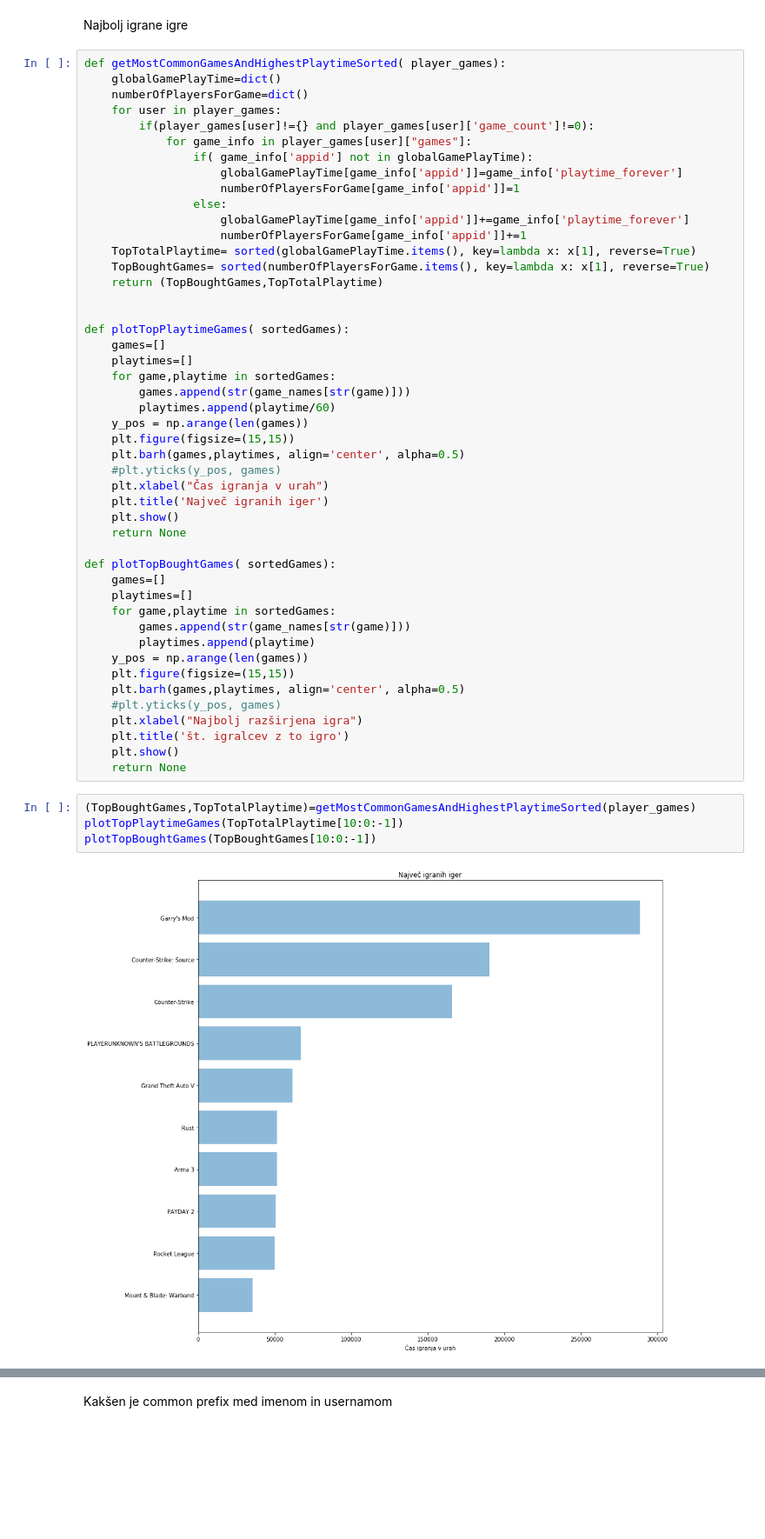
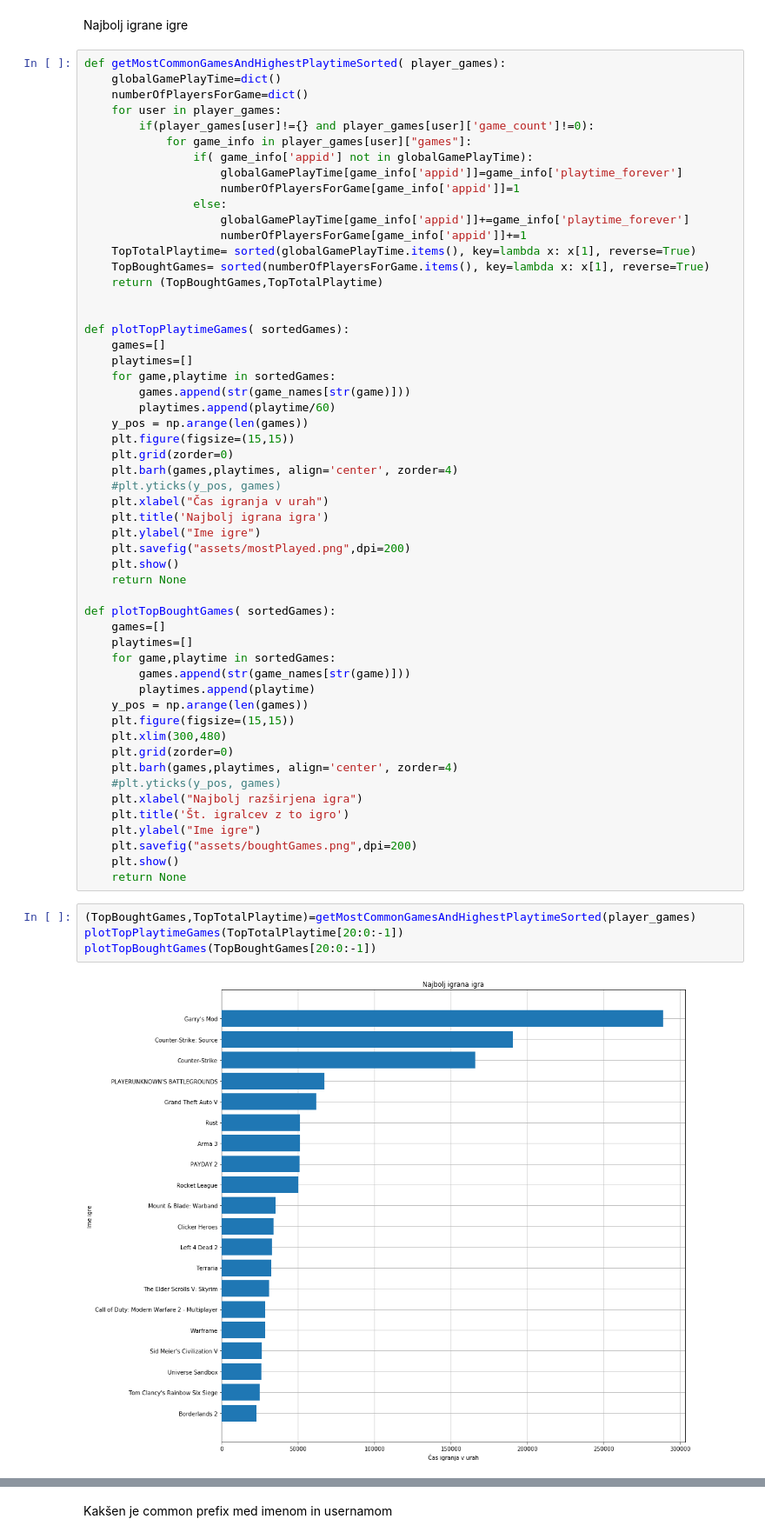
Before and after one commit to tstrus97/PR18TJA, a Jupyter notebook: Steam Project - masterTomaz.ipynb, the cells around one changed output, grey strips where cells are left out. Shown at 87% size. Drawn from its saved outputs; the diff is of its cells as text; blank space fills up the shorter version.

Commit message:
savef photos for plots
added photos

```diff
--- a/Steam Project - masterTomaz.ipynb
+++ b/Steam Project - masterTomaz.ipynb
@@ -88,10 +88,13 @@ def plotTopPlaytimeGames( sortedGames):
         playtimes.append(playtime/60)
     y_pos = np.arange(len(games))
     plt.figure(figsize=(15,15))
-    plt.barh(games,playtimes, align='center', alpha=0.5)
+    plt.grid(zorder=0)
+    plt.barh(games,playtimes, align='center', zorder=4)
     #plt.yticks(y_pos, games)
     plt.xlabel("Čas igranja v urah")
-    plt.title('Največ igranih iger')
+    plt.title('Najbolj igrana igra')
+    plt.ylabel("Ime igre")
+    plt.savefig("assets/mostPlayed.png",dpi=200)
     plt.show()
     return None
 
@@ -103,15 +106,19 @@ def plotTopBoughtGames( sortedGames):
         playtimes.append(playtime)
     y_pos = np.arange(len(games))
     plt.figure(figsize=(15,15))
-    plt.barh(games,playtimes, align='center', alpha=0.5)
+    plt.xlim(300,480)
+    plt.grid(zorder=0)
+    plt.barh(games,playtimes, align='center', zorder=4)
     #plt.yticks(y_pos, games)
     plt.xlabel("Najbolj razširjena igra")
-    plt.title('št. igralcev z to igro')
+    plt.title('Št. igralcev z to igro')
+    plt.ylabel("Ime igre")
+    plt.savefig("assets/boughtGames.png",dpi=200)
     plt.show()
     return None
 # %%
 (TopBoughtGames,TopTotalPlaytime)=getMostCommonGamesAndHighestPlaytimeSorted(player_games)
-plotTopPlaytimeGames(TopTotalPlaytime[10:0:-1])
-plotTopBoughtGames(TopBoughtGames[10:0:-1])
+plotTopPlaytimeGames(TopTotalPlaytime[20:0:-1])
+plotTopBoughtGames(TopBoughtGames[20:0:-1])
 # %% [output]
-[figure, old version]
+[figure, new version]
```
Also changed, not shown: parts of 6 cells of this notebook, 7 other files.
